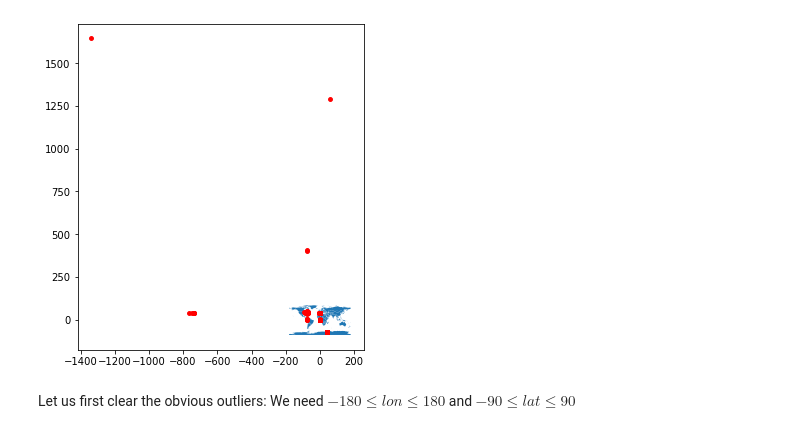
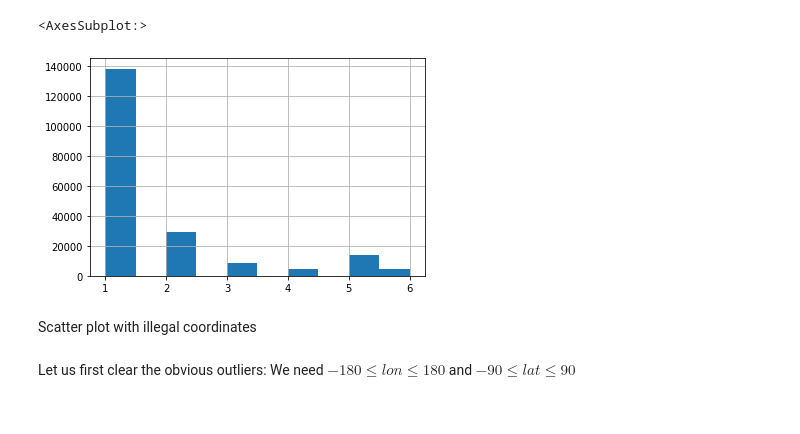
Before and after one commit to nikhil-ravi/ORIE5751Uber, a Jupyter notebook: python/datasets_nikhil.ipynb, the cells around one changed output. Cells and saved outputs as stored; diff of their text form; code cells hidden in the pictures.

```diff
--- a/python/datasets_nikhil.ipynb
+++ b/python/datasets_nikhil.ipynb
@@ -52,0 +54,3 @@ data[data.drop_lat.isna()]
+# %%
+data.dropna(inplace=True)
+data.info()
@@ -52,0 +97,3 @@ data[data.drop_lat.isna()]
+# %%
+data = data[(data.passenger > 0) & (data.passenger <= 6)]
+data.info()
@@ -53,15 +115,20 @@ data[data.drop_lat.isna()]
+# %%
+data.passenger.hist()
+# %% [output]
+<AxesSubplot:>
+[figure, added]
+# %% [markdown]
+Scatter plot with illegal coordinates
 # %%
-df = pd.DataFrame()
-a = np.hstack((data[['pick_lon','pick_lat']],data[['drop_lon','drop_lat']]))
-df[['lon','lat']] = np.array([[aa[0],aa[1]] for aa in a])
+# df = pd.DataFrame()
+# a = np.hstack((data[['pick_lon','pick_lat']],data[['drop_lon','drop_lat']]))
+# df[['lon','lat']] = np.array([[aa[0],aa[1]] for aa in a])
 
-geometry = [Point(xy) for xy in zip(df['lon'], df['lat'])]
-gdf = GeoDataFrame(df, geometry=geometry)
-#this is a simple map that goes with geopandas
-world = gpd.read_file(gpd.datasets.get_path('naturalearth_lowres'))
-gdf.plot(ax=world.plot(figsize=(10, 6)), marker='o', color='red', markersize=15);
+# geometry = [Point(xy) for xy in zip(df['lon'], df['lat'])]
+# gdf = GeoDataFrame(df, geometry=geometry)
+# #this is a simple map that goes with geopandas
+# world = gpd.read_file(gpd.datasets.get_path('naturalearth_lowres'))
+# gdf.plot(ax=world.plot(figsize=(10, 6)), marker='o', color='red', markersize=15);
-# %% [output]
-[figure, removed]
 # %% [markdown]
 Let us first clear the obvious outliers: We need $-180 \leq lon \leq 180$ and $-90 \leq lat \leq 90$
 # %%
```
Also changed, not shown: parts of 55 cells of this notebook, 27 other files.
